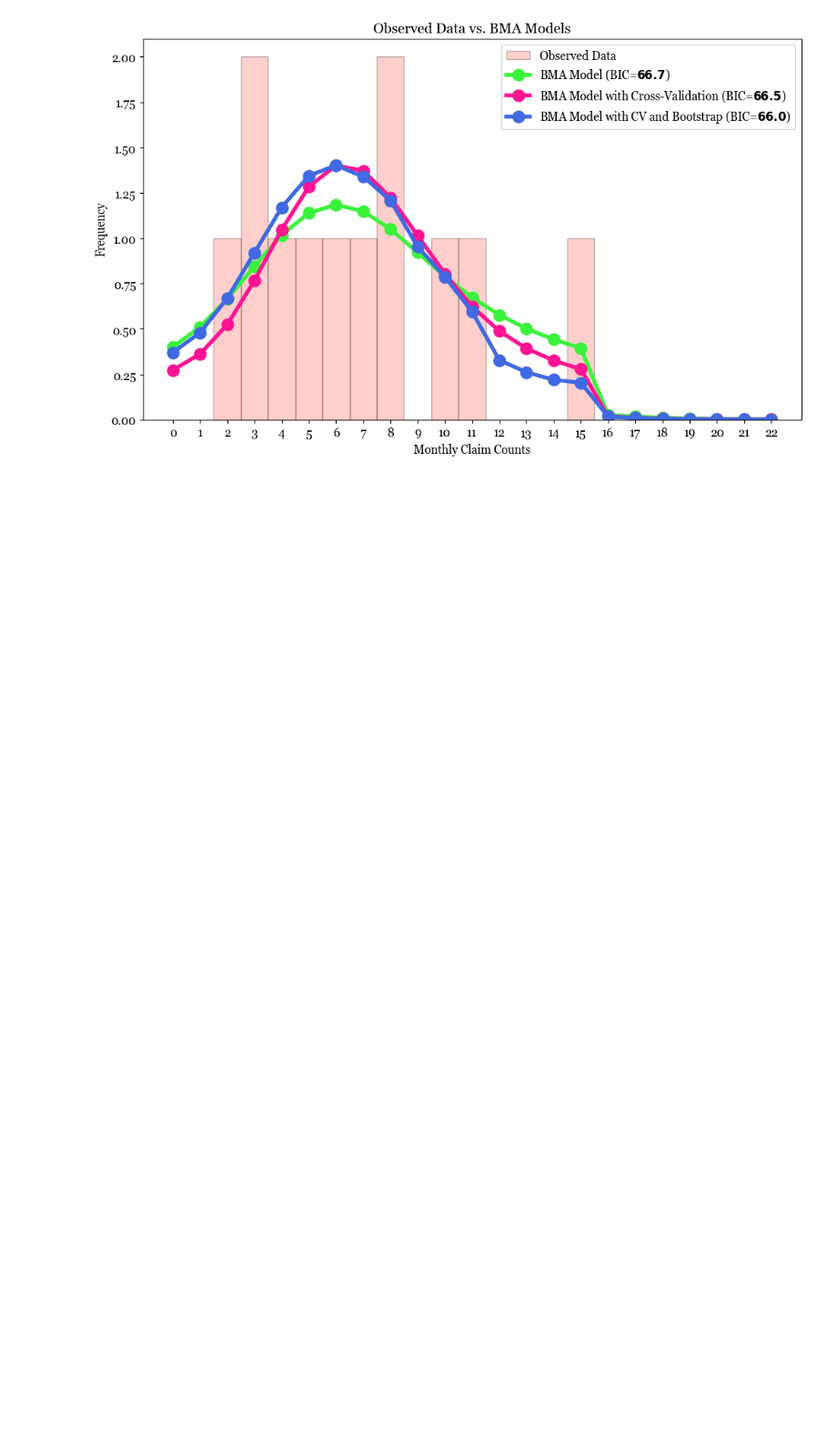
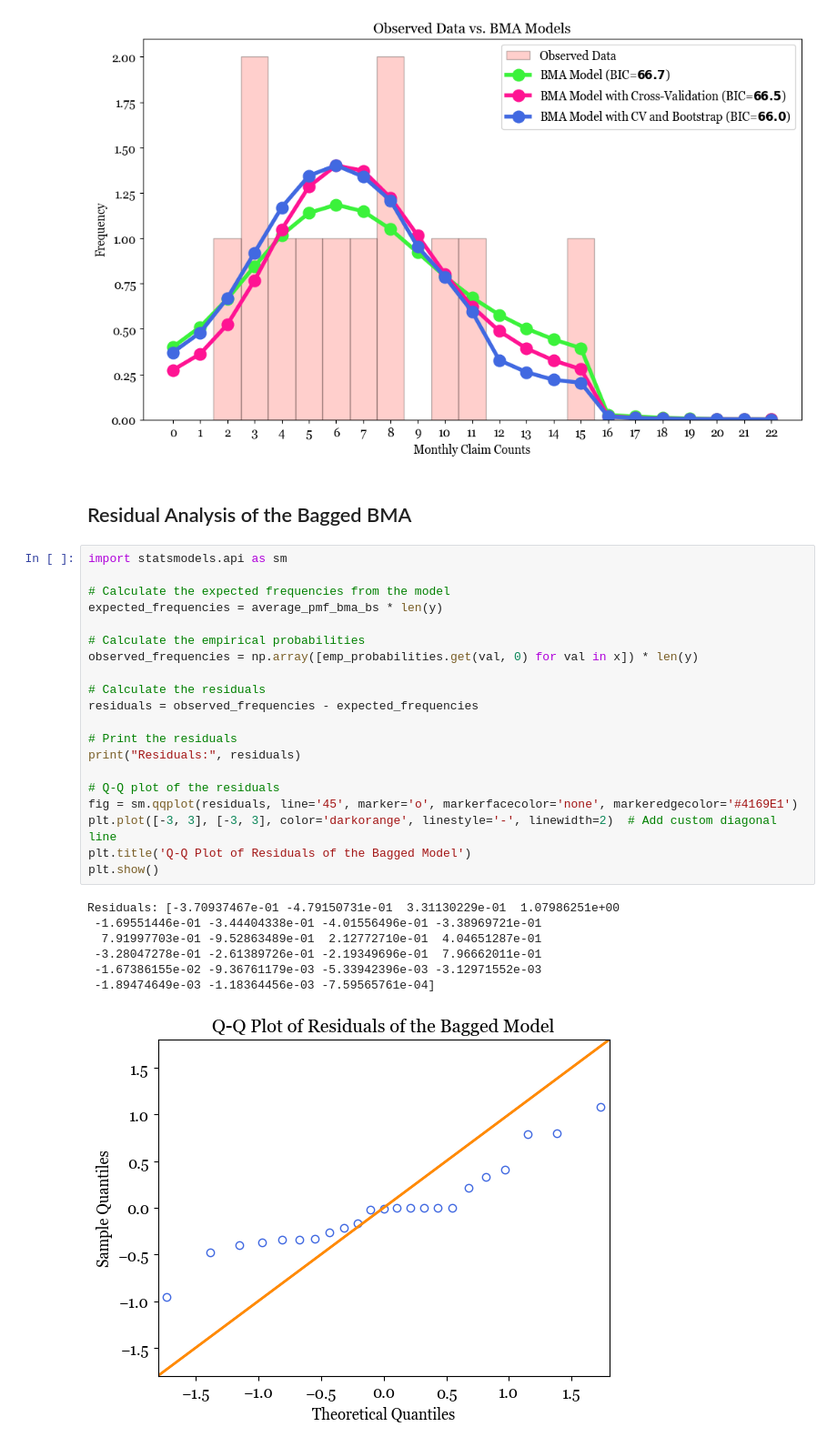
Before and after one commit to AlexFiliakov/bayesian-case-study, a Jupyter notebook: bayesian_case_study.ipynb, the cells around one changed output. Shown at 91% size. Saved outputs shown, nothing was run; the diff lists cells and outputs as text; blank space fills up the shorter version.

Commit message:
added q-q plot

```diff
--- a/bayesian_case_study.ipynb
+++ b/bayesian_case_study.ipynb
@@ -523,3 +523,33 @@ plt.legend()
 plt.show()
 # %% [output]
 [figure]
+# %% [markdown]
+## Residual Analysis of the Bagged BMA
+# %%
+import statsmodels.api as sm
+
+# Calculate the expected frequencies from the model
+expected_frequencies = average_pmf_bma_bs * len(y)
+
+# Calculate the empirical probabilities
+observed_frequencies = np.array([emp_probabilities.get(val, 0) for val in x]) * len(y)
+
+# Calculate the residuals
+residuals = observed_frequencies - expected_frequencies
+
+# Print the residuals
+print("Residuals:", residuals)
+
+# Q-Q plot of the residuals
+fig = sm.qqplot(residuals, line='45', marker='o', markerfacecolor='none', markeredgecolor='#4169E1')
+plt.plot([-3, 3], [-3, 3], color='darkorange', linestyle='-', linewidth=2)  # Add custom diagonal line
+plt.title('Q-Q Plot of Residuals of the Bagged Model')
+plt.show()
+# %% [output]
+Residuals: [-3.70937467e-01 -4.79150731e-01  3.31130229e-01  1.07986251e+00
+ -1.69551446e-01 -3.44404338e-01 -4.01556496e-01 -3.38969721e-01
+  7.91997703e-01 -9.52863489e-01  2.12772710e-01  4.04651287e-01
+ -3.28047278e-01 -2.61389726e-01 -2.19349696e-01  7.96662011e-01
+ -1.67386155e-02 -9.36761179e-03 -5.33942396e-03 -3.12971552e-03
+ -1.89474649e-03 -1.18364456e-03 -7.59565761e-04]
+[figure, added]
```
Also changed, not shown: 1 other file.
